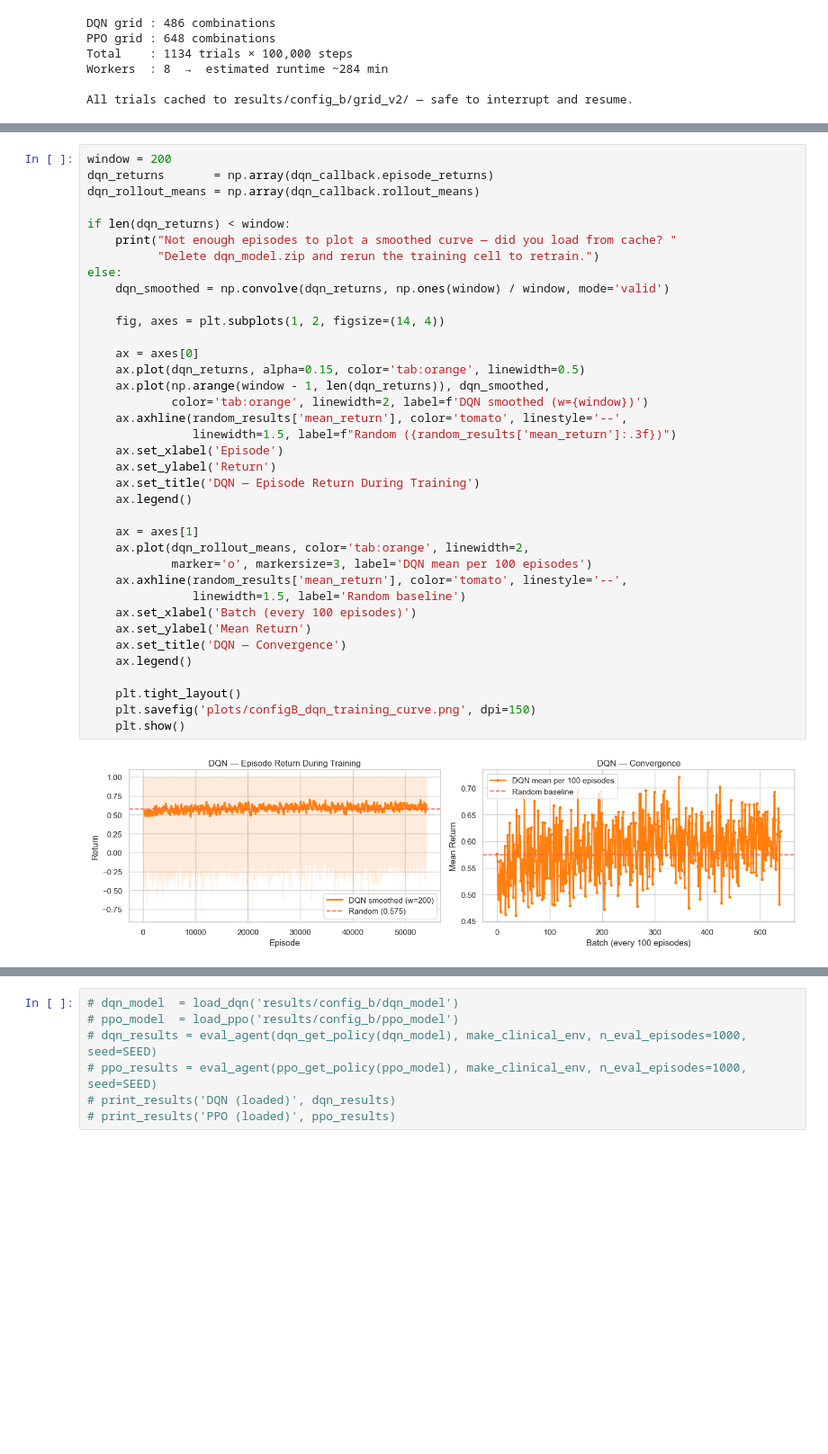
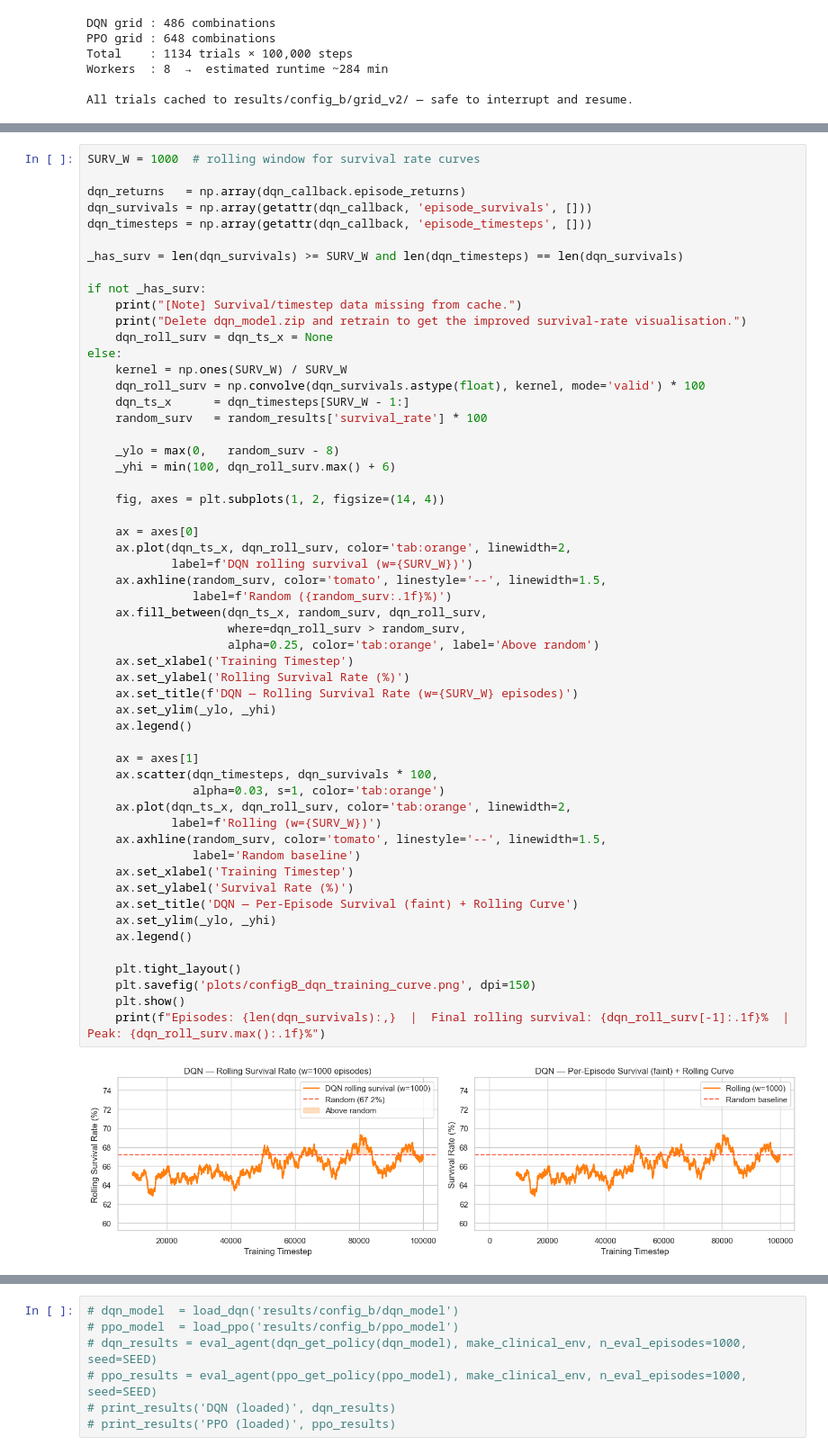
Before and after one commit to Mehmet1700/reinforcement-learning-project, a Jupyter notebook: notebooks/02_config_b_deep_rl.ipynb, the cells around one changed output, grey strips where cells are left out. Shown at 90% size. Drawn from its saved outputs; the diff is of its cells as text; blank space fills up the shorter version.

```diff
--- a/notebooks/02_config_b_deep_rl.ipynb
+++ b/notebooks/02_config_b_deep_rl.ipynb
@@ -641,39 +417,57 @@ else:
 # %%
-window = 200
-dqn_returns       = np.array(dqn_callback.episode_returns)
-dqn_rollout_means = np.array(dqn_callback.rollout_means)
+SURV_W = 1000  # rolling window for survival rate curves
 
-if len(dqn_returns) < window:
-    print("Not enough episodes to plot a smoothed curve — did you load from cache? "
-          "Delete dqn_model.zip and rerun the training cell to retrain.")
+dqn_returns   = np.array(dqn_callback.episode_returns)
+dqn_survivals = np.array(getattr(dqn_callback, 'episode_survivals', []))
+dqn_timesteps = np.array(getattr(dqn_callback, 'episode_timesteps', []))
+
+_has_surv = len(dqn_survivals) >= SURV_W and len(dqn_timesteps) == len(dqn_survivals)
+
+if not _has_surv:
+    print("[Note] Survival/timestep data missing from cache.")
+    print("Delete dqn_model.zip and retrain to get the improved survival-rate visualisation.")
+    dqn_roll_surv = dqn_ts_x = None
 else:
-    dqn_smoothed = np.convolve(dqn_returns, np.ones(window) / window, mode='valid')
+    kernel = np.ones(SURV_W) / SURV_W
+    dqn_roll_surv = np.convolve(dqn_survivals.astype(float), kernel, mode='valid') * 100
+    dqn_ts_x      = dqn_timesteps[SURV_W - 1:]
+    random_surv   = random_results['survival_rate'] * 100
+
+    _ylo = max(0,   random_surv - 8)
+    _yhi = min(100, dqn_roll_surv.max() + 6)
 
     fig, axes = plt.subplots(1, 2, figsize=(14, 4))
 
     ax = axes[0]
-    ax.plot(dqn_returns, alpha=0.15, color='tab:orange', linewidth=0.5)
-    ax.plot(np.arange(window - 1, len(dqn_returns)), dqn_smoothed,
-            color='tab:orange', linewidth=2, label=f'DQN smoothed (w={window})')
-    ax.axhline(random_results['mean_return'], color='tomato', linestyle='--',
-               linewidth=1.5, label=f"Random ({random_results['mean_return']:.3f})")
-    ax.set_xlabel('Episode')
-    ax.set_ylabel('Return')
-    ax.set_title('DQN — Episode Return During Training')
+    ax.plot(dqn_ts_x, dqn_roll_surv, color='tab:orange', linewidth=2,
+            label=f'DQN rolling survival (w={SURV_W})')
+    ax.axhline(random_surv, color='tomato', linestyle='--', linewidth=1.5,
+               label=f'Random ({random_surv:.1f}%)')
+    ax.fill_between(dqn_ts_x, random_surv, dqn_roll_surv,
+                    where=dqn_roll_surv > random_surv,
+                    alpha=0.25, color='tab:orange', label='Above random')
+    ax.set_xlabel('Training Timestep')
+    ax.set_ylabel('Rolling Survival Rate (%)')
+    ax.set_title(f'DQN — Rolling Survival Rate (w={SURV_W} episodes)')
+    ax.set_ylim(_ylo, _yhi)
     ax.legend()
 
     ax = axes[1]
-    ax.plot(dqn_rollout_means, color='tab:orange', linewidth=2,
-            marker='o', markersize=3, label='DQN mean per 100 episodes')
-    ax.axhline(random_results['mean_return'], color='tomato', linestyle='--',
-               linewidth=1.5, label='Random baseline')
-    ax.set_xlabel('Batch (every 100 episodes)')
-    ax.set_ylabel('Mean Return')
-    ax.set_title('DQN — Convergence')
+    ax.scatter(dqn_timesteps, dqn_survivals * 100,
+               alpha=0.03, s=1, color='tab:orange')
+    ax.plot(dqn_ts_x, dqn_roll_surv, color='tab:orange', linewidth=2,
+            label=f'Rolling (w={SURV_W})')
+    ax.axhline(random_surv, color='tomato', linestyle='--', linewidth=1.5,
+               label='Random baseline')
+    ax.set_xlabel('Training Timestep')
+    ax.set_ylabel('Survival Rate (%)')
+    ax.set_title('DQN — Per-Episode Survival (faint) + Rolling Curve')
+    ax.set_ylim(_ylo, _yhi)
     ax.legend()
 
     plt.tight_layout()
     plt.savefig('plots/configB_dqn_training_curve.png', dpi=150)
     plt.show()
+    print(f"Episodes: {len(dqn_survivals):,}  |  Final rolling survival: {dqn_roll_surv[-1]:.1f}%  |  Peak: {dqn_roll_surv.max():.1f}%")
 # %% [output]
-[figure, old version]
+[figure, new version]
```
Also changed, not shown: parts of 48 cells of this notebook, 16 other files.
